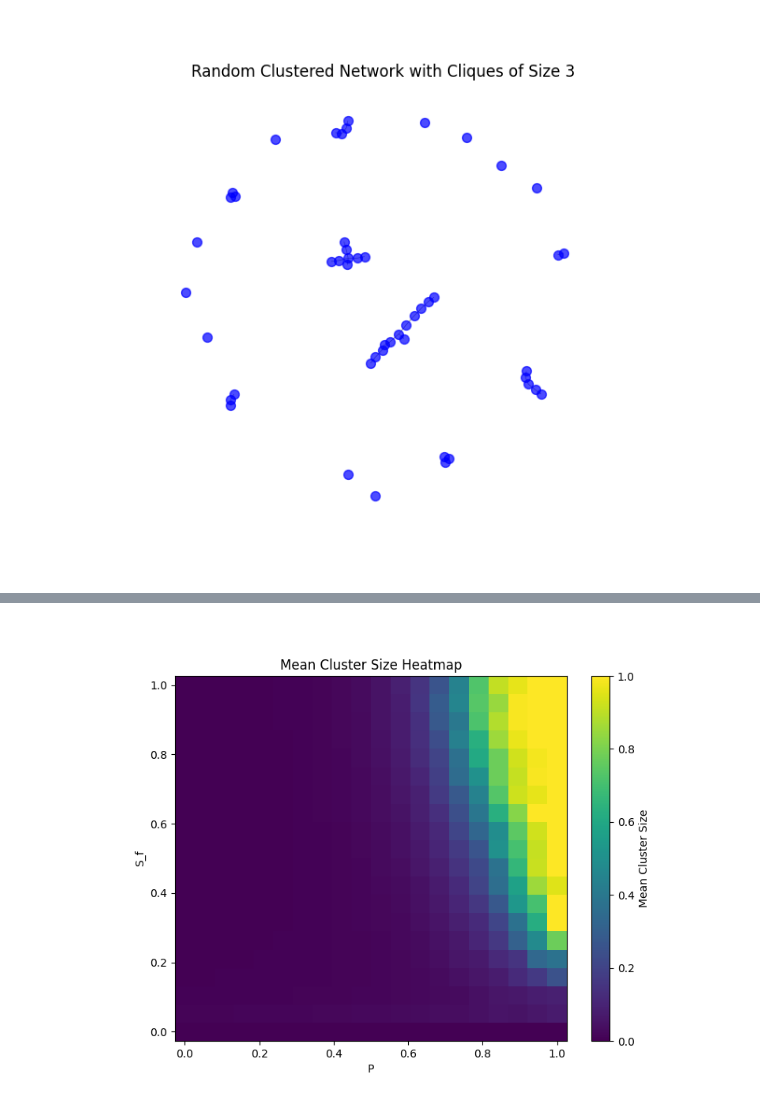
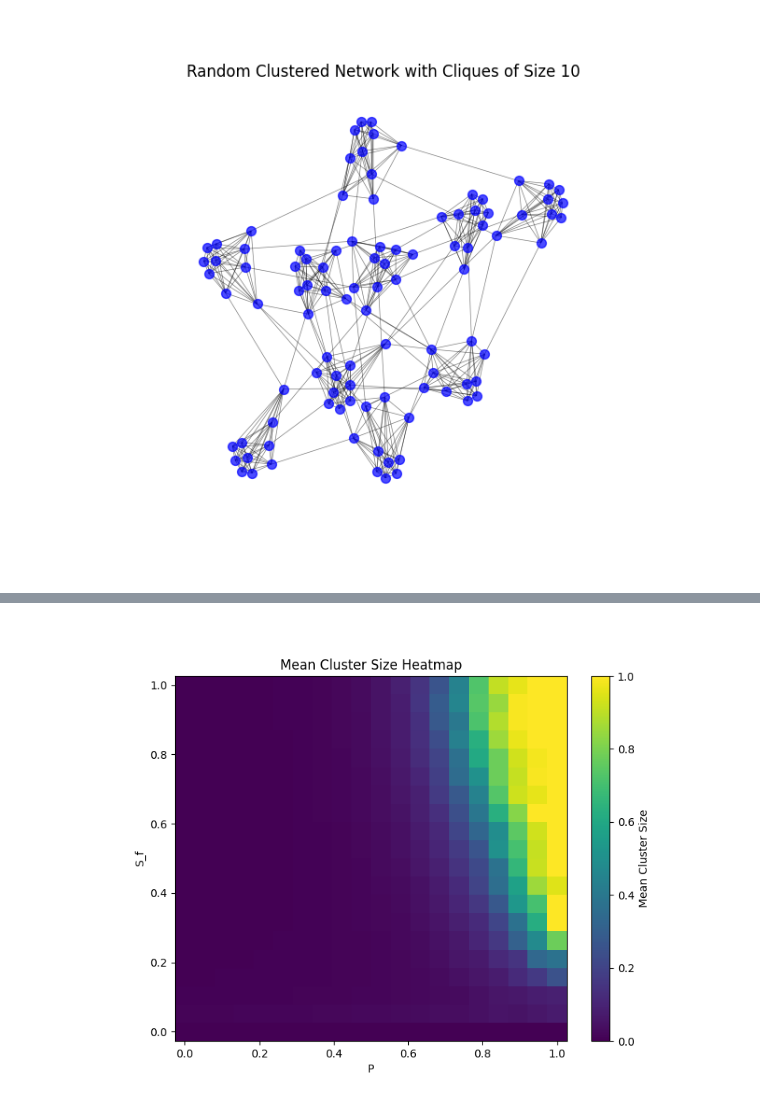
Before and after one commit to AlfredBendtzonHansen/het-measles, a Jupyter notebook: MCliqueRandomGraph.ipynb, the cells around one changed output, grey strips where cells are left out. Saved outputs shown, nothing was run; the diff lists cells and outputs as text; code cells hidden in the pictures.

```diff
--- a/MCliqueRandomGraph.ipynb
+++ b/MCliqueRandomGraph.ipynb
@@ -11,29 +13,29 @@ from tqdm import tqdm
 # %%
 #An example of the network
 N = 100   # Number of nodes in the network
-M = 3 # Size of the cliques
+M = 10 # Size of the cliques
 
 # Generate the adjacency matrix
 adj_matrix, cliques = generate_clustered_network_discrete_M(N, M, lambda_edges= 1, m_cliques= 1)
-adj_matrix = keep_clusters_with_node_swap(adj_matrix, cliques, s_f = 0.5, H = 0.9)
+#adj_matrix = keep_clusters_with_node_swap(adj_matrix, cliques, s_f = 0.5, H = 0.9)
 # Create a NetworkX graph for visualization
 G = nx.from_numpy_array(adj_matrix)
 
 # Draw the network
 plt.figure(figsize=(6, 6))
 pos = nx.spring_layout(G, iterations=100)
 
 # Draw nodes
 nx.draw_networkx_nodes(G, pos, node_size=50, node_color='blue', alpha=0.7)
 
 # Draw edges
 nx.draw_networkx_edges(G, pos, width=0.5, alpha=0.5)
 
 plt.axis('off')
 plt.title(f'Random Clustered Network with Cliques of Size {M}')
 plt.show()
 # %% [output]
-[figure, old version]
+[figure, new version]
 # %%
 #Fixing clique size and edges, vary sf and plot mean percolation cluster size or mean final size, use p = 1 to characterize network and not disease
 
```
Also changed, not shown: parts of 12 cells of this notebook, 3 other files.
